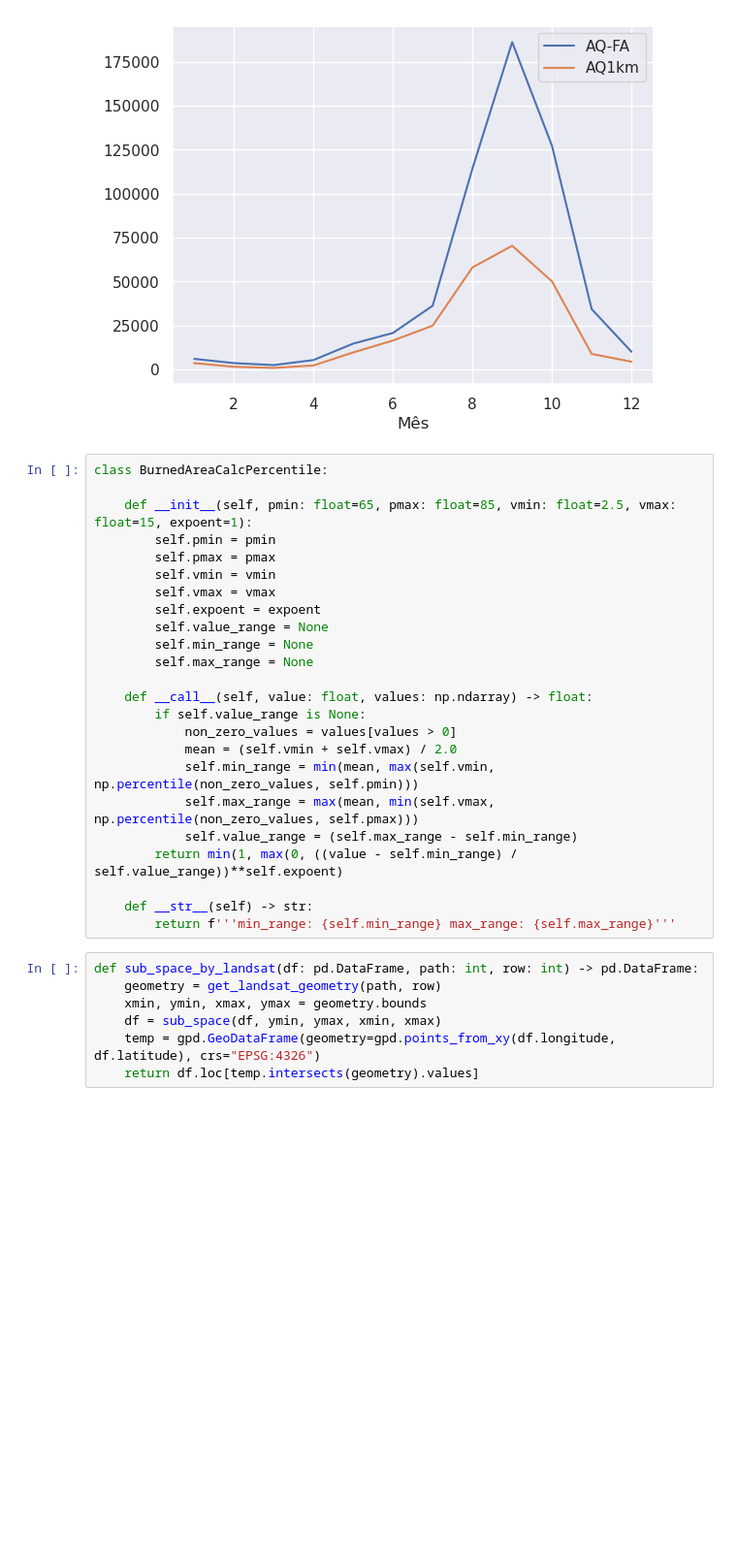
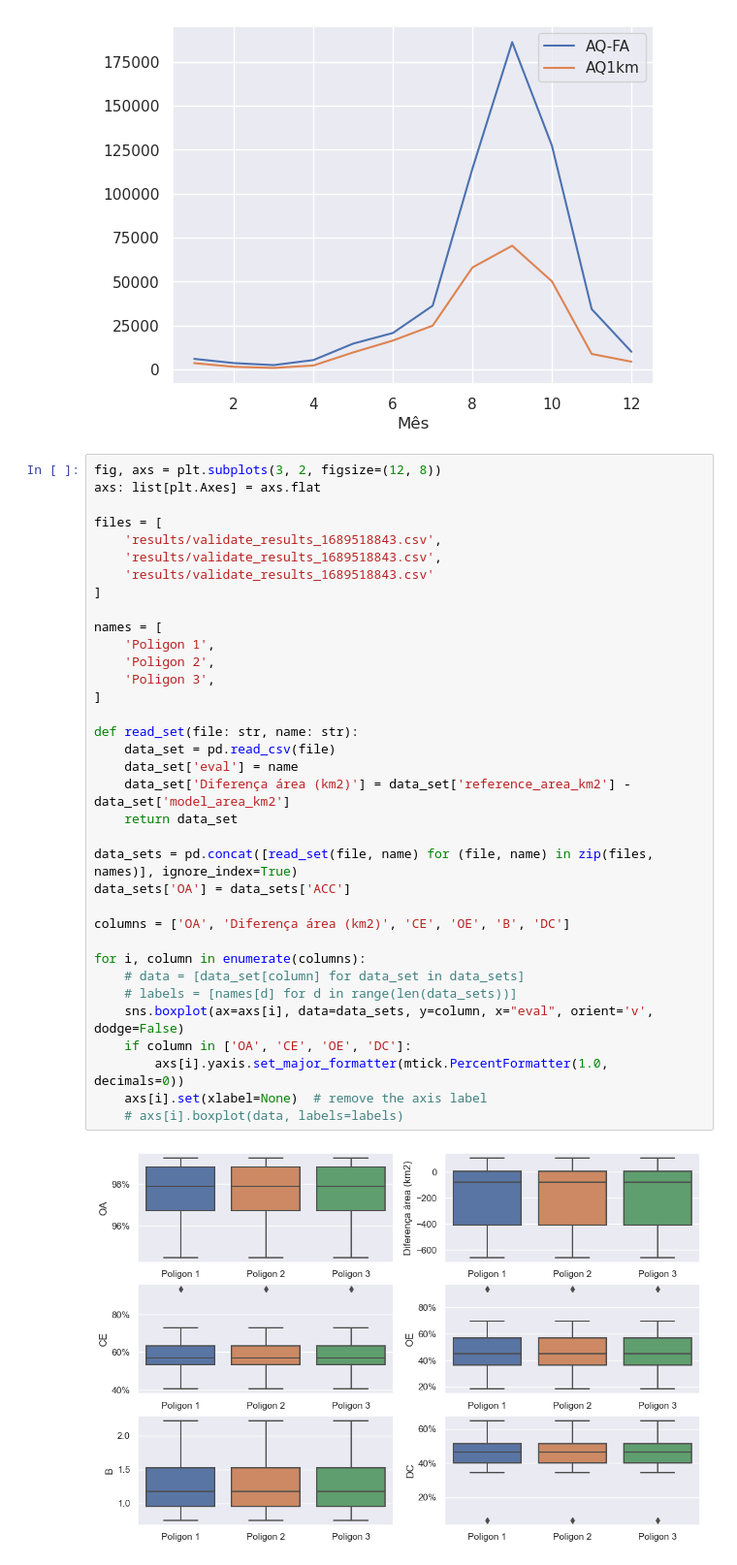
Before and after one commit to josebraz/INPE-Queimadas, a Jupyter notebook: validacao.ipynb, the cells around one changed output. Shown at 97% size. Drawn from its saved outputs; the diff is of its cells as text; blank space fills up the shorter version.

Commit message:
mais imagens de validação

```diff
--- a/validacao.ipynb
+++ b/validacao.ipynb
@@ -199,35 +199,41 @@ data_df.drop(["Ano"], axis=1).set_index(["Mês"]).plot.line()
 # %% [output]
 <Axes: xlabel='Mês'>
 [figure]
-# %%
-class BurnedAreaCalcPercentile:
-
-    def __init__(self, pmin: float=65, pmax: float=85, vmin: float=2.5, vmax: float=15, expoent=1):
-        self.pmin = pmin
-        self.pmax = pmax
-        self.vmin = vmin
-        self.vmax = vmax
-        self.expoent = expoent
-        self.value_range = None
-        self.min_range = None
-        self.max_range = None
-
-    def __call__(self, value: float, values: np.ndarray) -> float:
-        if self.value_range is None:
-            non_zero_values = values[values > 0]
-            mean = (self.vmin + self.vmax) / 2.0
-            self.min_range = min(mean, max(self.vmin, np.percentile(non_zero_values, self.pmin)))
-            self.max_range = max(mean, min(self.vmax, np.percentile(non_zero_values, self.pmax)))
-            self.value_range = (self.max_range - self.min_range)
-        return min(1, max(0, ((value - self.min_range) / self.value_range))**self.expoent)
-
-    def __str__(self) -> str:
-        return f'''min_range: {self.min_range} max_range: {self.max_range}'''
-# %%
-def sub_space_by_landsat(df: pd.DataFrame, path: int, row: int) -> pd.DataFrame:
-    geometry = get_landsat_geometry(path, row)
-    xmin, ymin, xmax, ymax = geometry.bounds
-    df = sub_space(df, ymin, ymax, xmin, xmax)
-    temp = gpd.GeoDataFrame(geometry=gpd.points_from_xy(df.longitude, df.latitude), crs="EPSG:4326")
-    return df.loc[temp.intersects(geometry).values]
+# %%
+fig, axs = plt.subplots(3, 2, figsize=(12, 8))
+axs: list[plt.Axes] = axs.flat
+
+files = [
+    'results/validate_results_1689518843.csv',
+    'results/validate_results_1689518843.csv',
+    'results/validate_results_1689518843.csv'
+]
+
+names = [
+    'Poligon 1',
+    'Poligon 2',
+    'Poligon 3',
+]
+
+def read_set(file: str, name: str):
+    data_set = pd.read_csv(file)
+    data_set['eval'] = name
+    data_set['Diferença área (km2)'] = data_set['reference_area_km2'] - data_set['model_area_km2']
+    return data_set
+
+data_sets = pd.concat([read_set(file, name) for (file, name) in zip(files, names)], ignore_index=True)
+data_sets['OA'] = data_sets['ACC']
+
+columns = ['OA', 'Diferença área (km2)', 'CE', 'OE', 'B', 'DC']
+
+for i, column in enumerate(columns):
+    # data = [data_set[column] for data_set in data_sets]
+    # labels = [names[d] for d in range(len(data_sets))]
+    sns.boxplot(ax=axs[i], data=data_sets, y=column, x="eval", orient='v', dodge=False)
+    if column in ['OA', 'CE', 'OE', 'DC']:
+        axs[i].yaxis.set_major_formatter(mtick.PercentFormatter(1.0, decimals=0))
+    axs[i].set(xlabel=None)  # remove the axis label
+    # axs[i].boxplot(data, labels=labels)
+# %% [output]
+[figure, added]
 # %%
```
Also changed, not shown: parts of 9 cells of this notebook, 7 other files.
